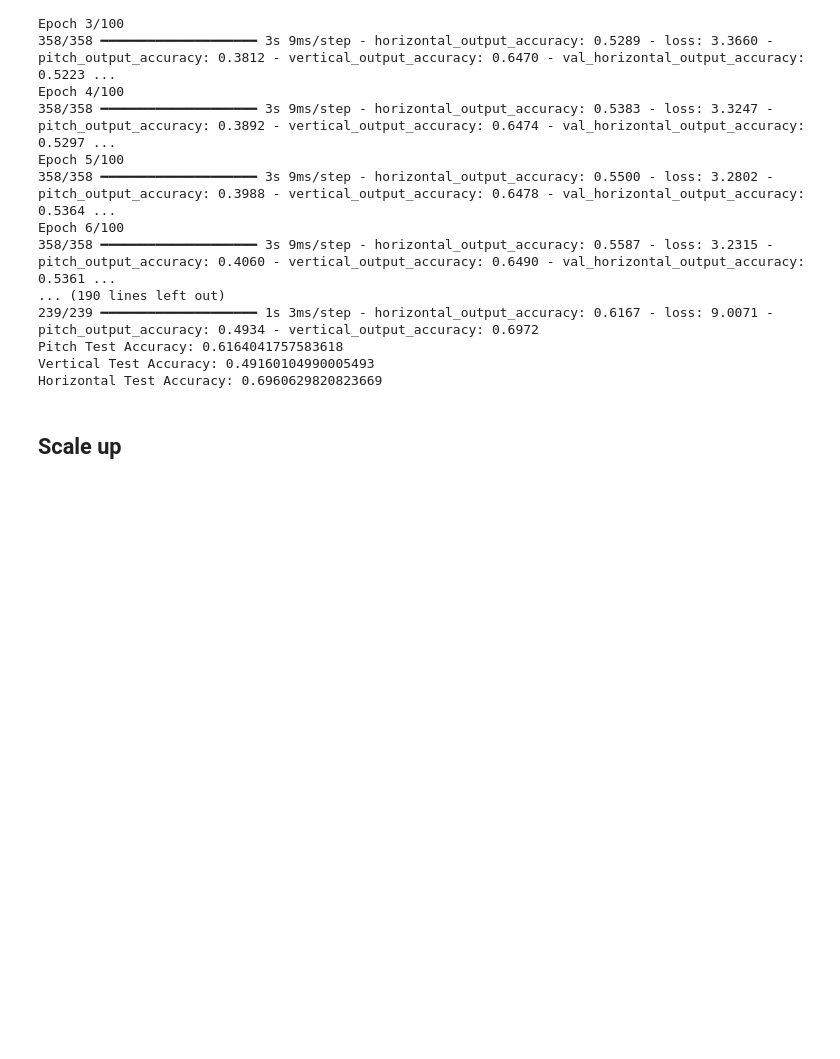
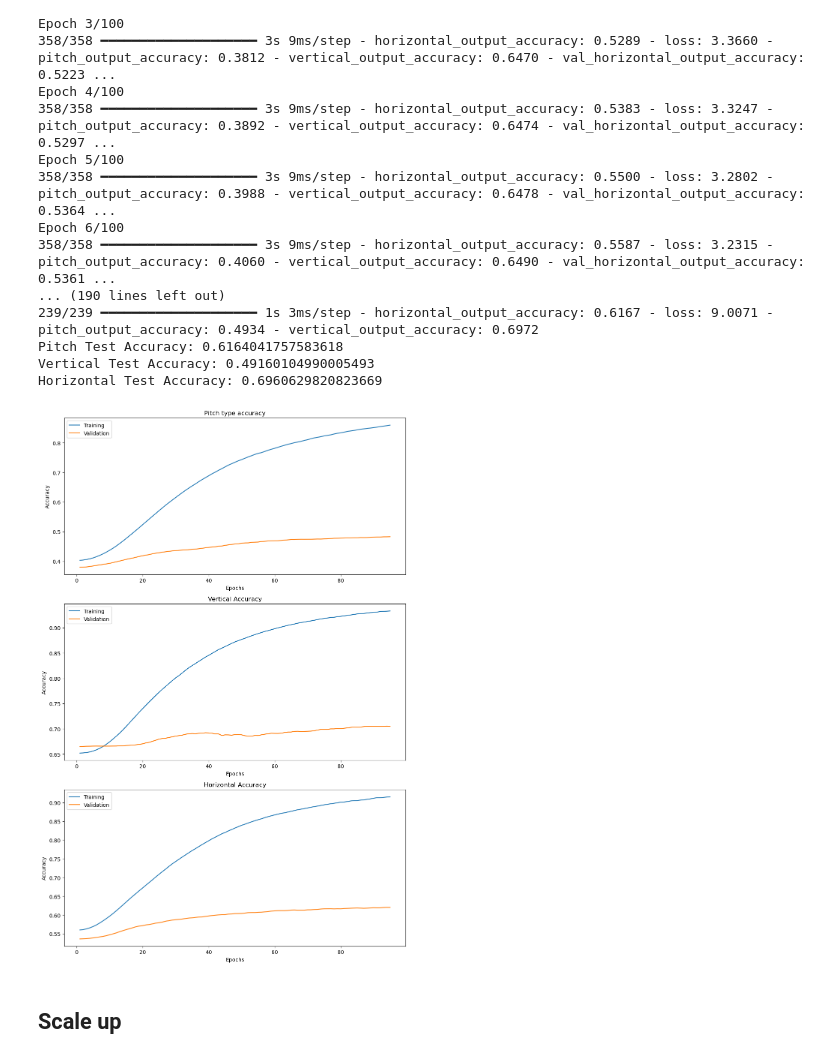
Before and after one commit to SebastianJRamirezA/pitch_prediction_using_ML, a Jupyter notebook: notebooks/lstms.ipynb, the cells around one changed output. Drawn from its saved outputs; the diff is of its cells as text; code cells hidden in the pictures; blank space fills up the shorter version.

Commit message:
Move FreezeOutputCallback and function to plot history into utils directory

```diff
--- a/notebooks/lstms.ipynb
+++ b/notebooks/lstms.ipynb
@@ -149,10 +141,14 @@ checkpoint_callback = tf.keras.callbacks.ModelCheckpoint(
+# %%
+from utils.callbacks import FreezeOutputCallback
+
+freeze_output_callback = FreezeOutputCallback(patience=5)
 # %%
-freeze_output_callback = FreezeOutputCallback(patience=20)
 # Create an instance of the HyperParameters object
 hp = keras_tuner.HyperParameters()
 
 # Test the build_model function
 model = build_model(hp)
+
 # Train the model
 history = model.fit(X_train,
                              {'pitch_output': y_pitch_train,
@@ -164,6 +160,7 @@ history = model.fit(X_train,
                                                'vertical_output': y_vertical_val,
                                                'horizontal_output': y_horizontal_val}),
                              callbacks=[freeze_output_callback],
+                             verbose=0
                             )
 
 test_loss, pitch_accuracy, vertical_accuracy, horizontal_accuracy = model.evaluate(X_test,
@@ -191,6 +188,12 @@ Epoch 6/100
 Pitch Test Accuracy: 0.6164041757583618
 Vertical Test Accuracy: 0.49160104990005493
 Horizontal Test Accuracy: 0.6960629820823669
+# %%
+from utils.plot_utils import plot_ensemble_history
+
+plot_ensemble_history(history)
+# %% [output]
+[figure, added]
 # %% [markdown]
 ## Scale up
 # %%
```
Also changed, not shown: parts of 3 cells of this notebook, 2 other files.
